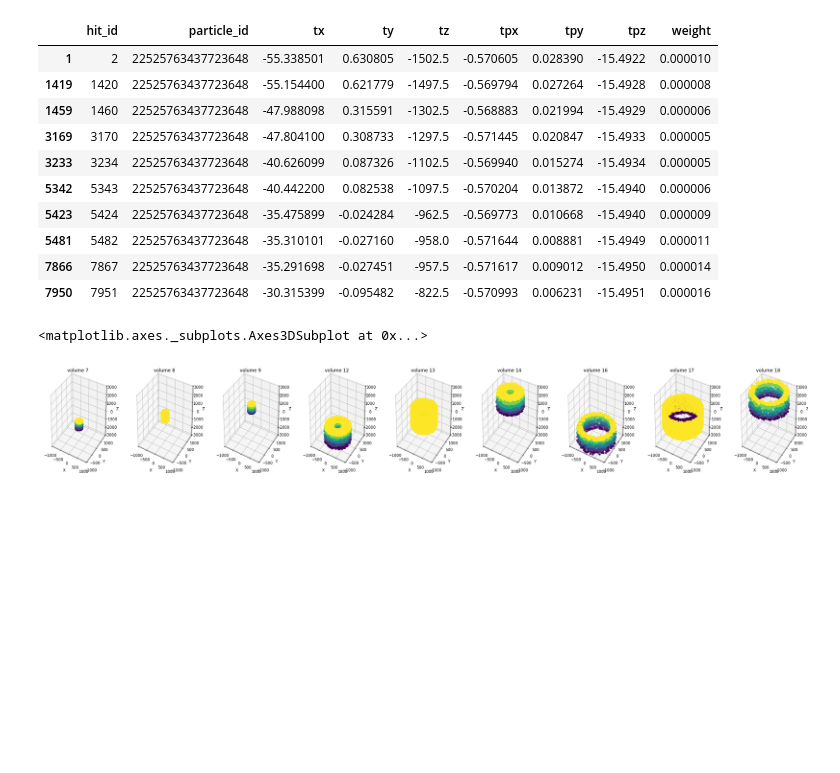
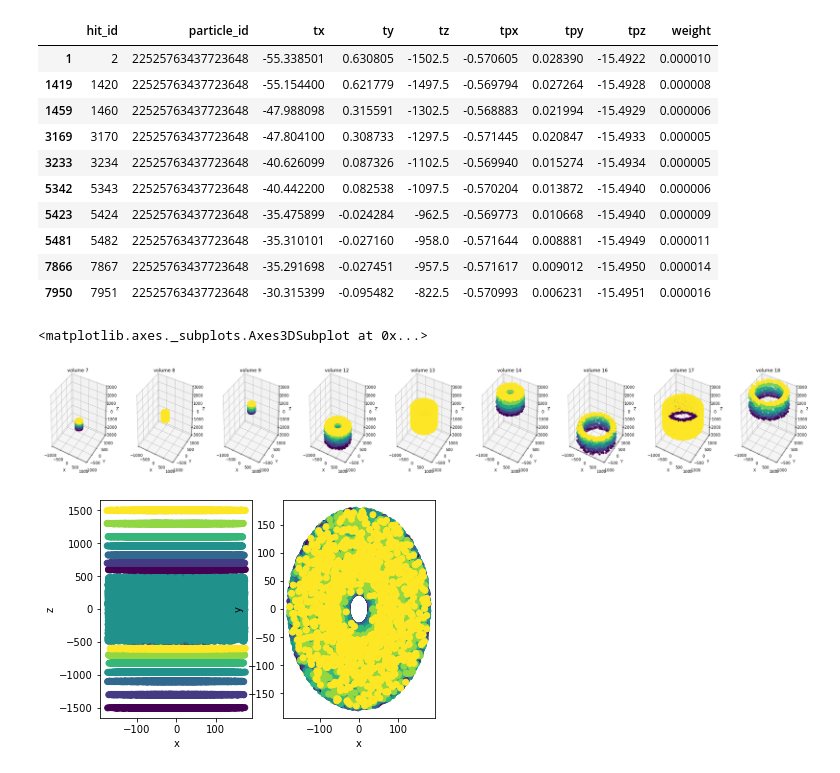
Before and after one commit to cxz/notebooks, a Jupyter notebook: trackml/eda.ipynb, the cells around one changed output. Cells and saved outputs as stored; diff of their text form; code cells hidden in the pictures; blank space fills up the shorter version.

```diff
--- a/trackml/eda.ipynb
+++ b/trackml/eda.ipynb
@@ -143,3 +143,19 @@ plot_volumes(df)
 # %% [output]
 <matplotlib.axes._subplots.Axes3DSubplot at 0x...>
 [figure]
+# %%
+def plot_xz(df):
+    figsize = (10, 10)
+    fig, axes = plt.subplots(nrows=1, ncols=2)
+
+    axes[0].scatter(df.x, df.z, c=df.layer_id)
+    axes[0].set_xlabel("x")
+    axes[0].set_ylabel("z")
+
+    axes[1].scatter(df.x, df.y, c=df.layer_id)
+    axes[1].set_xlabel("x")
+    axes[1].set_ylabel("y")
+# %%
+plot_xz(df[df.volume_id.isin([7,8,9])])
+# %% [output]
+[figure, added]
```
Also changed, not shown: parts of 2 cells of this notebook.
